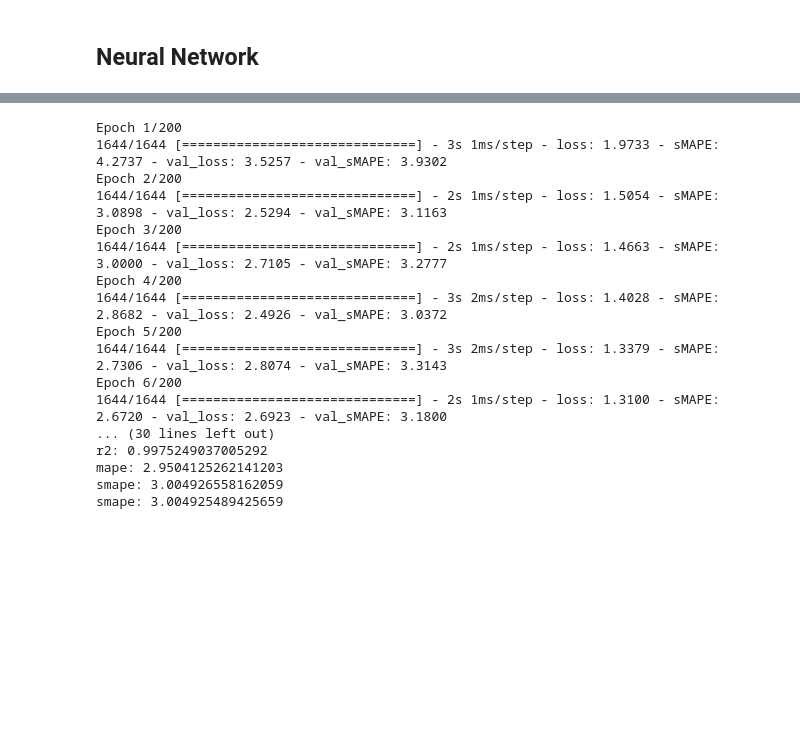
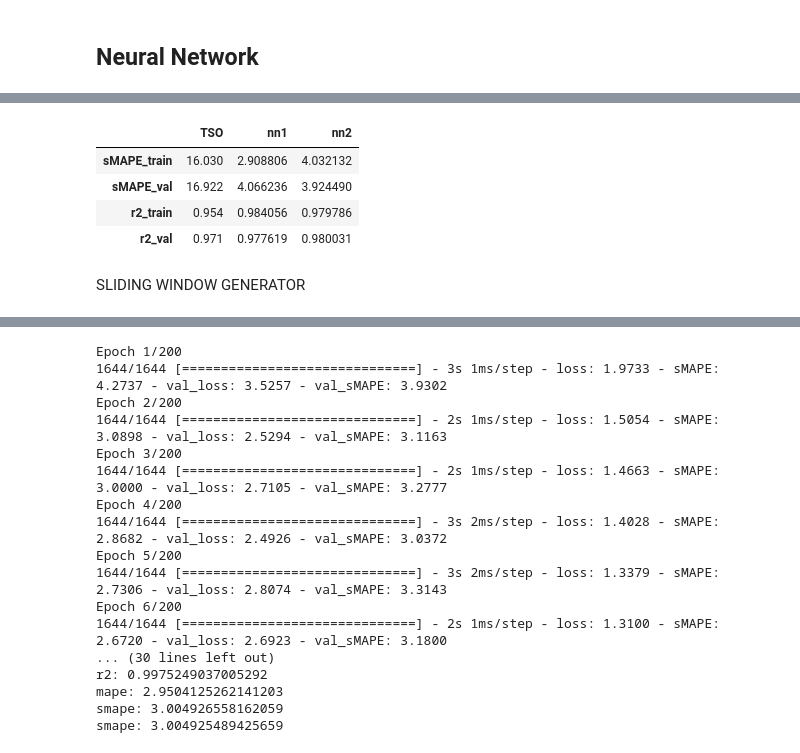
Before and after one commit to EvanHolder/Predicting-Energy-Markets-in-Spain, a Jupyter notebook: notebooks/NeuralNets.ipynb, the cells around one changed output, grey strips where cells are left out. Saved outputs shown, nothing was run; the diff lists cells and outputs as text; code cells hidden in the pictures; blank space fills up the shorter version.

```diff
--- a/notebooks/NeuralNets.ipynb
+++ b/notebooks/NeuralNets.ipynb
@@ -183,0 +368,11 @@ smape: 4.0714497566223145
+# %%
+input_shape =  (X_train.shape[1], X_train.shape[2])
+# %%
+# Instantiate model and build layers
+nn = models.Sequential()
+nn.add(layers.Dense(59, activation='relu', input_shape=input_shape))
+nn.add(layers.Dense(239, activation='relu'))
+nn.add(layers.Dense(162, activation='relu'))
+nn.add(TimeDistributed(layers.Dense(1)))
+# %%
+nn2 = compile_fit(nn, (X_train, y_train), (X_val, y_val))
@@ -183,0 +397,11 @@ smape: 4.0714497566223145
+# %%
+results_actual['nn2'] = compute_metrics(nn2, (X_train,y_train), (X_val, y_val))
+results_actual
+# %% [output]
+|  | TSO | nn1 | nn2 |
+| sMAPE_train | 16.030 | 2.908806 | 4.032132 |
+| sMAPE_val | 16.922 | 4.066236 | 3.924490 |
+| r2_train | 0.954 | 0.984056 | 0.979786 |
+| r2_val | 0.971 | 0.977619 | 0.980031 |
+# %% [markdown]
+SLIDING WINDOW GENERATOR
```
Also changed, not shown: parts of 84 cells of this notebook.
